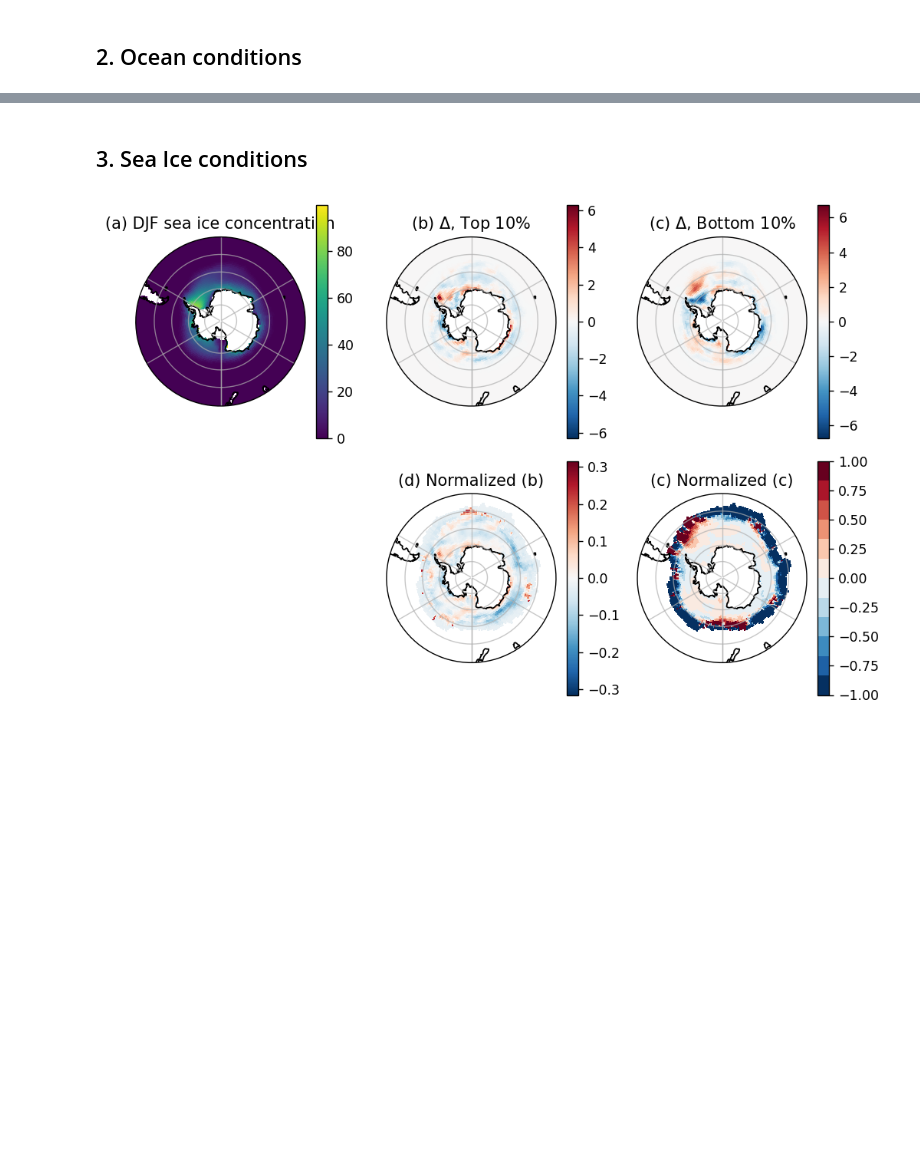
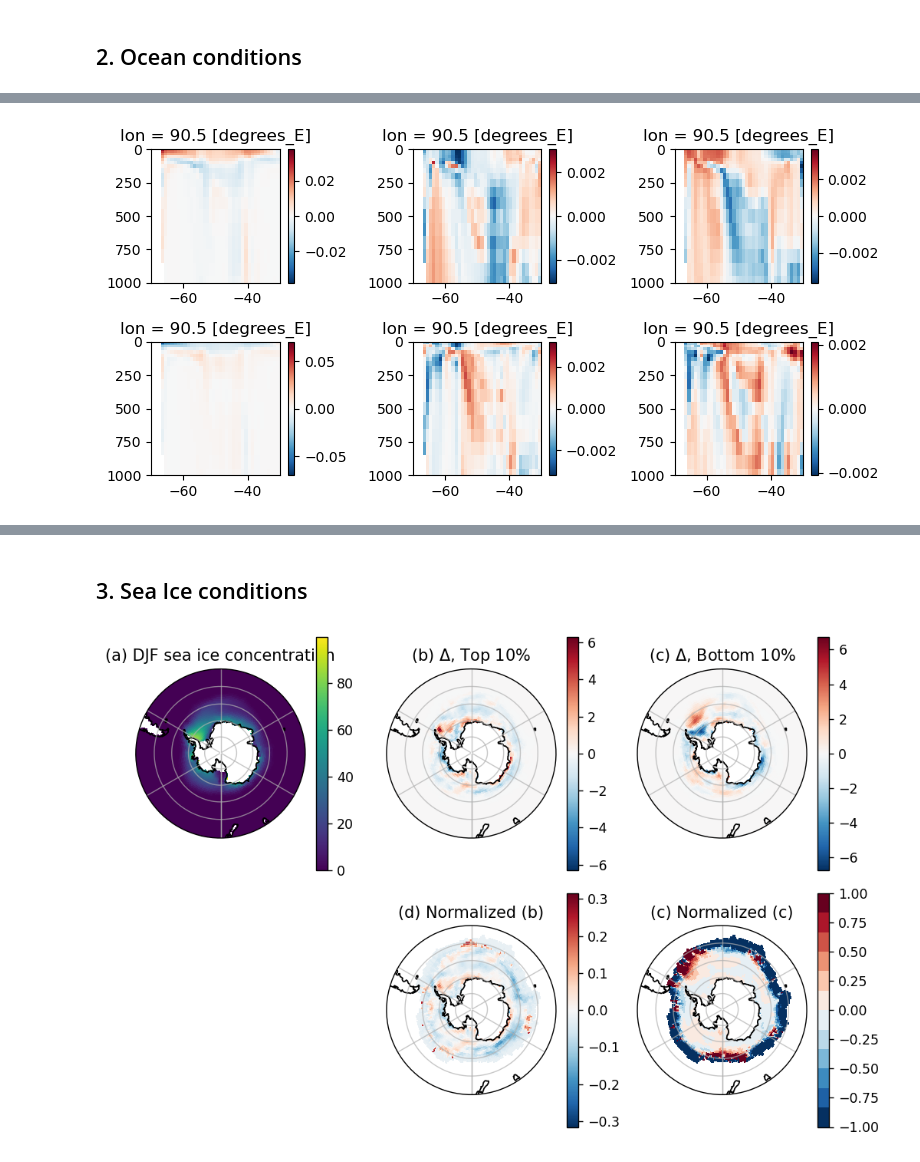
Before and after one commit to keturner8/stormtrack_variability, a Jupyter notebook: notebooks/composites_ESM4_CMIP.ipynb, the cells around one changed output, grey strips where cells are left out. Saved outputs shown, nothing was run; the diff lists cells and outputs as text; code cells hidden in the pictures; blank space fills up the shorter version.

```diff
--- a/notebooks/composites_ESM4_CMIP.ipynb
+++ b/notebooks/composites_ESM4_CMIP.ipynb
@@ -622,0 +894,38 @@ plt.tight_layout()
+# %%
+## Indian transects - just downstream of Kerguelen, around 90 deg E
+
+fig, axs = plt.subplots(nrows=2, ncols=3, figsize=(8, 4))
+axs = axs.flatten()
+
+(mean_jja - ds_v[var].mean(dim="time")).sel(lat=slice(-70, -30)).sel(
+    lon=90, method="nearest"
+).plot(ax=axs[0], cbar_kwargs={"label": ""})
+
+(ds_v[var][midx_hi_jja, :, :, :].mean(dim="time") - mean_jja).sel(
+    lat=slice(-70, -30)
+).sel(lon=90, method="nearest").plot(ax=axs[1], cbar_kwargs={"label": ""})
+
+(ds_v[var][midx_lo_jja, :, :, :].mean(dim="time") - mean_jja).sel(
+    lat=slice(-70, -30)
+).sel(lon=90, method="nearest").plot(ax=axs[2], cbar_kwargs={"label": ""})
+
+(mean_djf - ds_v[var].mean(dim="time")).sel(lat=slice(-70, -30)).sel(
+    lon=90, method="nearest"
+).plot(ax=axs[3], cbar_kwargs={"label": ""})
+
+(ds_v[var][midx_hi_djf, :, :, :].mean(dim="time") - mean_djf).sel(
+    lat=slice(-70, -30)
+).sel(lon=90, method="nearest").plot(ax=axs[4], cbar_kwargs={"label": ""})
+
+(ds_v[var][midx_lo_djf, :, :, :].mean(dim="time") - mean_djf).sel(
+    lat=slice(-70, -30)
+).sel(lon=90, method="nearest").plot(ax=axs[5], cbar_kwargs={"label": ""})
+
+for i in range(6):
+    axs[i].set_xlabel("")
+    axs[i].set_ylabel("")
+    axs[i].set_ylim([1000, 0])
+
+plt.tight_layout()
+# %% [output]
+[figure, added]
```
Also changed, not shown: parts of 34 cells of this notebook, 14 other files.
